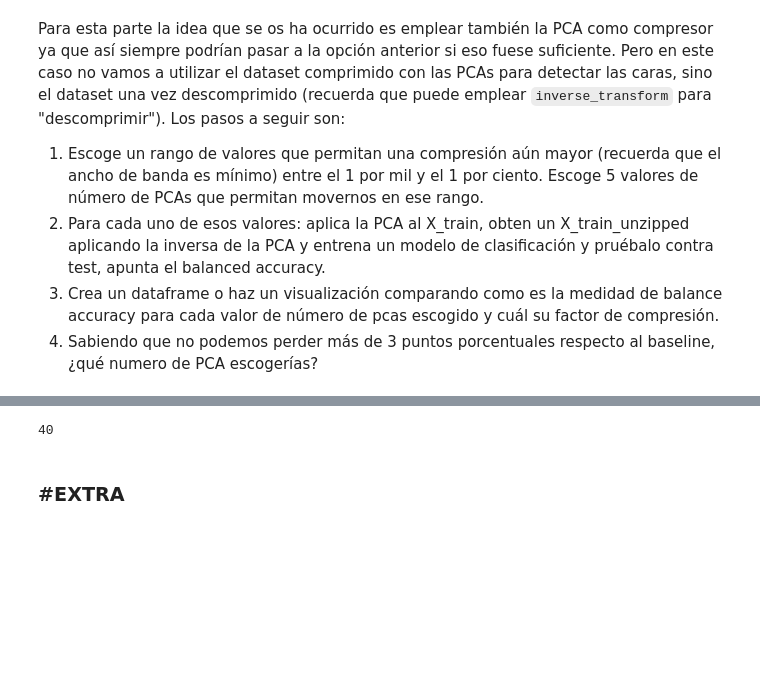
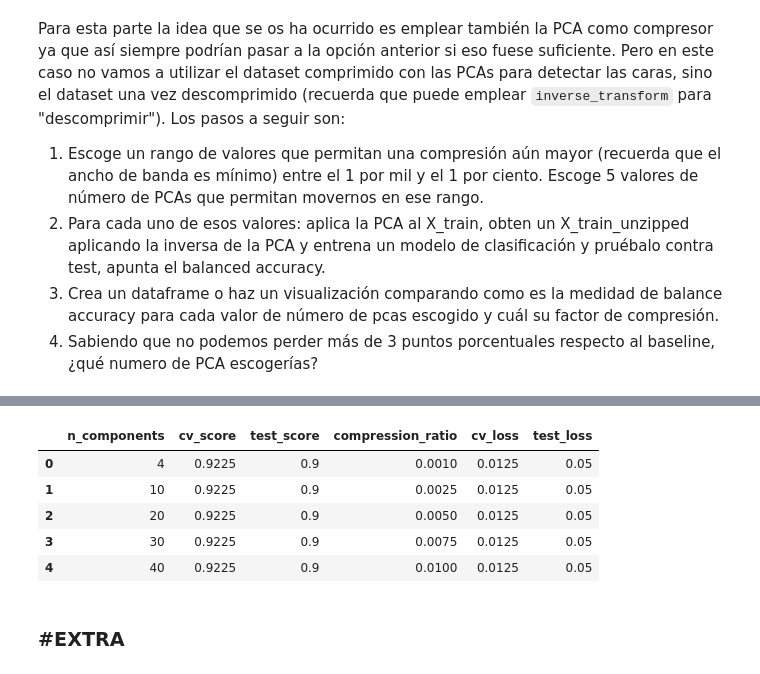
Before and after one commit to albamrm/ONLINE_DS_THEBRIDGE_ALBAMRM, a Jupyter notebook: Sprint_16/Unidad_1/Practica_Obligatoria/18_Practica_Obligatoria_No_Supervisado_PCA.ipynb, the cells around one changed output, grey strips where cells are left out. Saved outputs shown, nothing was run; the diff lists cells and outputs as text; code cells hidden in the pictures; blank space fills up the shorter version.

```diff
--- a/Sprint_16/Unidad_1/Practica_Obligatoria/18_Practica_Obligatoria_No_Supervisado_PCA.ipynb
+++ b/Sprint_16/Unidad_1/Practica_Obligatoria/18_Practica_Obligatoria_No_Supervisado_PCA.ipynb
@@ -227,8 +227,13 @@ df_resultados.head()
 # %%
-n_componenetes = df_resultados[(df_resultados["cv_loss"] <= 0.03) & (df_resultados["test_loss"] <= 0.03) | (df_resultados["cv_loss"] <= 0.05) & (df_resultados["test_loss"] <= 0.05)]
+n_componentes = df_resultados[(df_resultados["cv_loss"] <= 0.03) & (df_resultados["test_loss"] <= 0.03) | (df_resultados["cv_loss"] <= 0.05) & (df_resultados["test_loss"] <= 0.05)]
 n_componentes
 # %% [output]
-40
+|  | n_components | cv_score | test_score | compression_ratio | cv_loss | test_loss |
+| 0 | 4 | 0.9225 | 0.9 | 0.0010 | 0.0125 | 0.05 |
+| 1 | 10 | 0.9225 | 0.9 | 0.0025 | 0.0125 | 0.05 |
+| 2 | 20 | 0.9225 | 0.9 | 0.0050 | 0.0125 | 0.05 |
+| 3 | 30 | 0.9225 | 0.9 | 0.0075 | 0.0125 | 0.05 |
+| 4 | 40 | 0.9225 | 0.9 | 0.0100 | 0.0125 | 0.05 |
 # %% [markdown]
 ### #EXTRA
 # %% [markdown]
```
Also changed, not shown: parts of 2 cells of this notebook.
